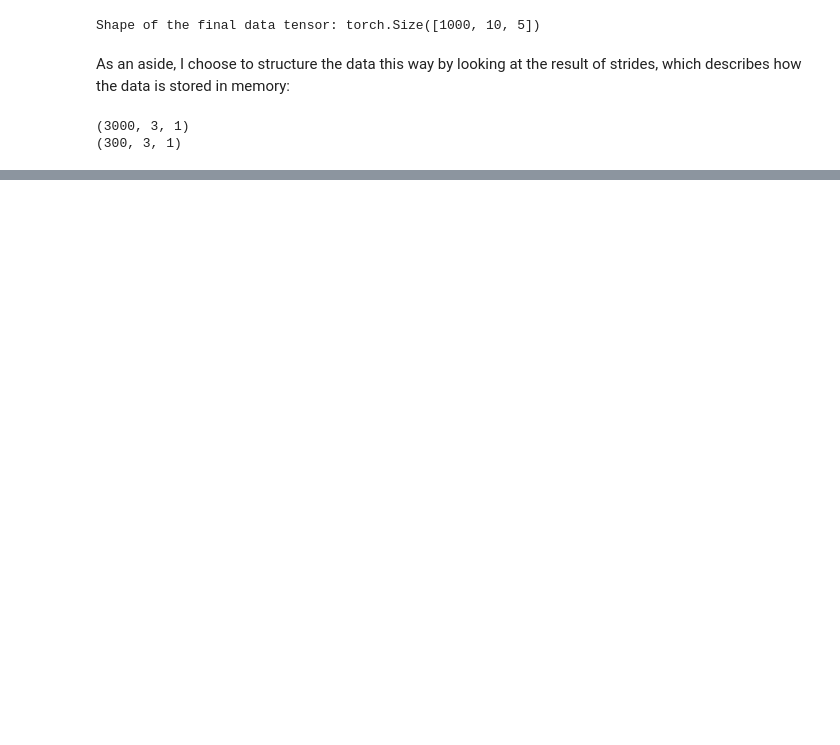
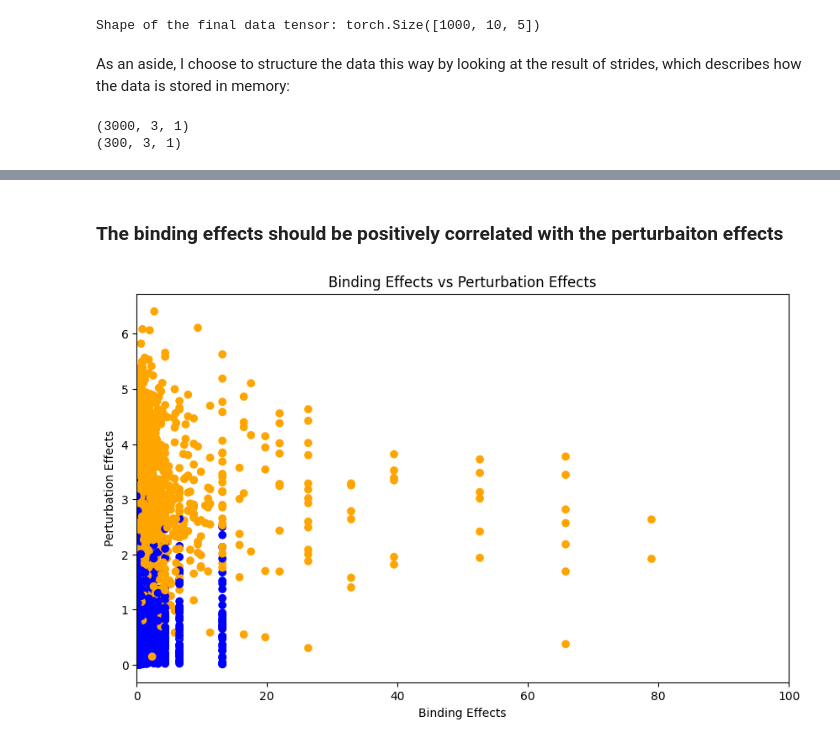
Before and after one commit to BrentLab/yeastdnnexplorer, a Jupyter notebook: docs/tutorials/generate_in_silico_data.ipynb, the cells around one changed output, grey strips where cells are left out. Saved outputs shown, nothing was run; the diff lists cells and outputs as text; code cells hidden in the pictures; blank space fills up the shorter version.

```diff
--- a/docs/tutorials/generate_in_silico_data.ipynb
+++ b/docs/tutorials/generate_in_silico_data.ipynb
@@ -115,0 +199,18 @@ print(strides_continuous)
+# %% [markdown]
+### The binding effects should be positively correlated with the perturbaiton effects
+# %%
+# plot the binding effects vs the perturbation effects
+# color the points by the label
+# make sure the labels are categorical
+# label 0 should be blue while label 1 should be orange
+
+# Plotting
+plt.figure(figsize=(10, 6))
+plt.scatter(final_data_tensor[:, :, 1].flatten(), final_data_tensor[:, :, 3].flatten().abs(), c=['blue' if x == 0 else 'orange' for x in labels])
+plt.title('Binding Effects vs Perturbation Effects')
+plt.xlabel('Binding Effects')
+plt.ylabel('Perturbation Effects')
+plt.xlim(0,100)
+plt.show()
+# %% [output]
+[figure, added]
```
Also changed, not shown: parts of 15 cells of this notebook, 4 other files.
